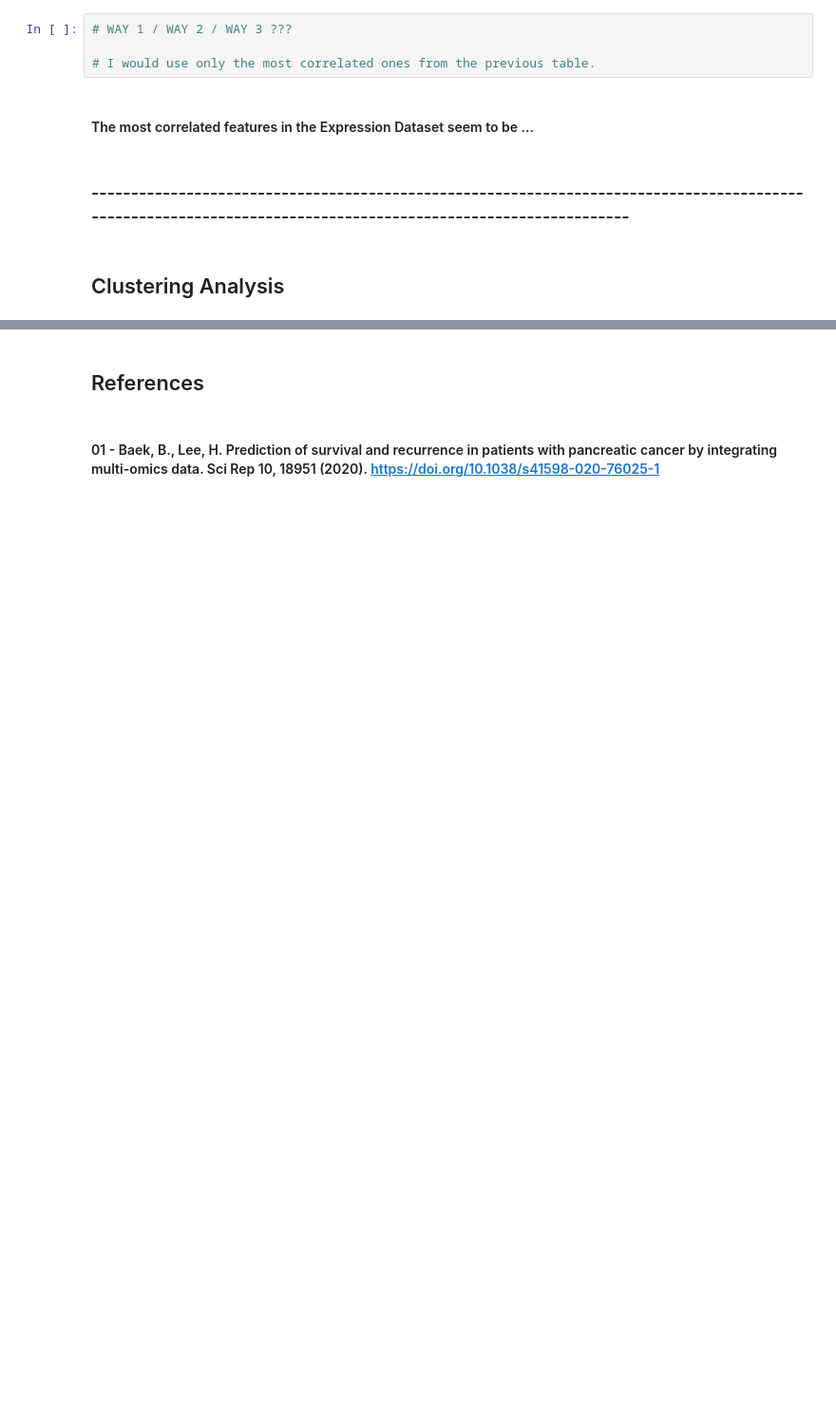
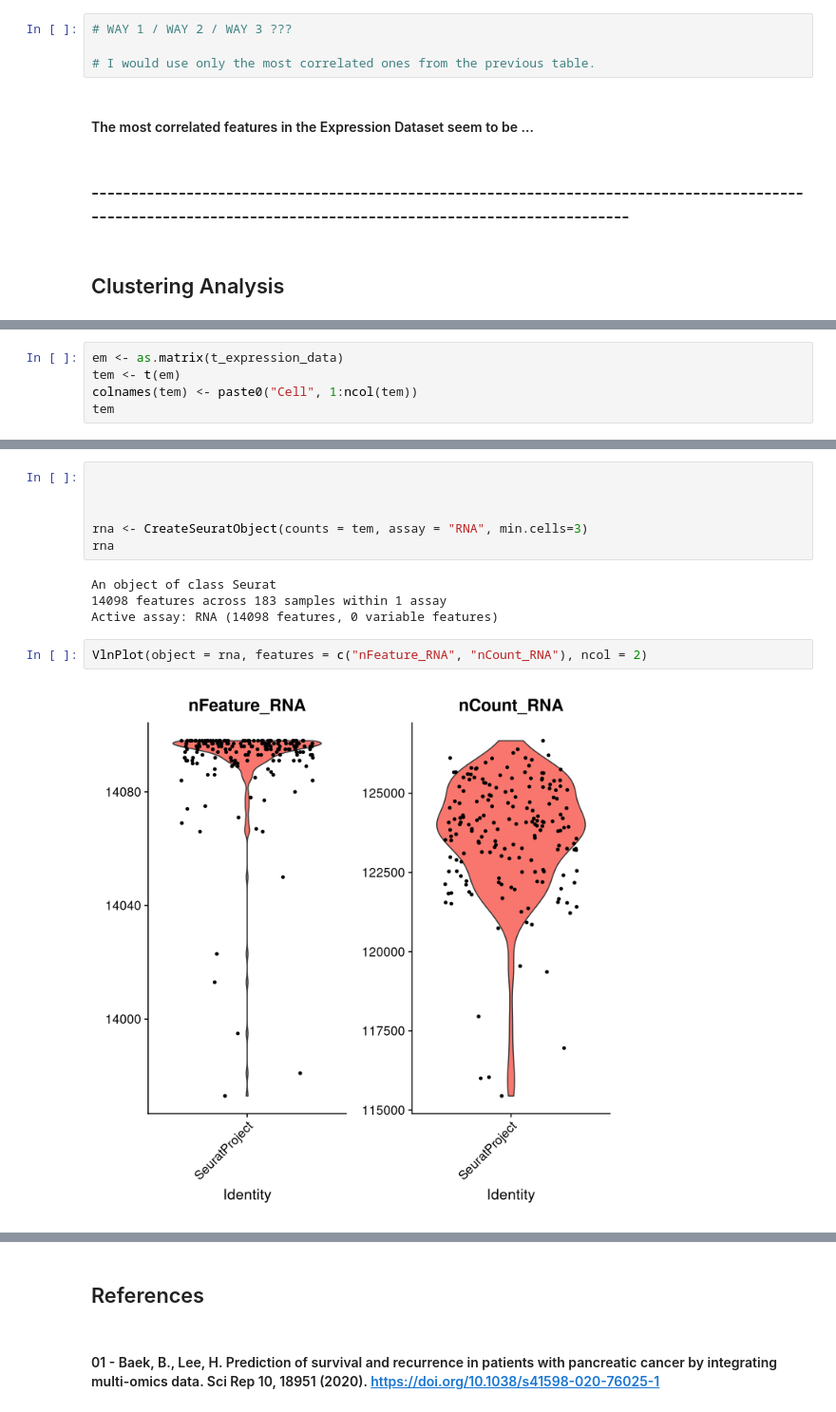
Before and after one commit to markmartorilopez/BigDataAnalytics_R, a Jupyter notebook: BigDataAnalytics_Project2021.ipynb, the cells around one changed output, grey strips where cells are left out. Shown at 95% size. Cells and saved outputs as stored; diff of their text form; blank space fills up the shorter version.

Commit message:
tried gene clustering with seurat

```diff
--- a/BigDataAnalytics_Project2021.ipynb
+++ b/BigDataAnalytics_Project2021.ipynb
@@ -530,0 +534,5 @@ dffcE %>% filter(dffcE[4] >= 0.7 | dffcE[4] <= -0.7)
+# %%
+em <- as.matrix(t_expression_data)
+tem <- t(em)
+colnames(tem) <- paste0("Cell", 1:ncol(tem))
+tem
@@ -530,0 +558,14 @@ dffcE %>% filter(dffcE[4] >= 0.7 | dffcE[4] <= -0.7)
+# %%
+
+
+
+rna <- CreateSeuratObject(counts = tem, assay = "RNA", min.cells=3)
+rna
+# %% [output]
+An object of class Seurat
+14098 features across 183 samples within 1 assay
+Active assay: RNA (14098 features, 0 variable features)
+# %%
+VlnPlot(object = rna, features = c("nFeature_RNA", "nCount_RNA"), ncol = 2)
+# %% [output]
+[figure, added]
```
Also changed, not shown: parts of 13 cells of this notebook.
